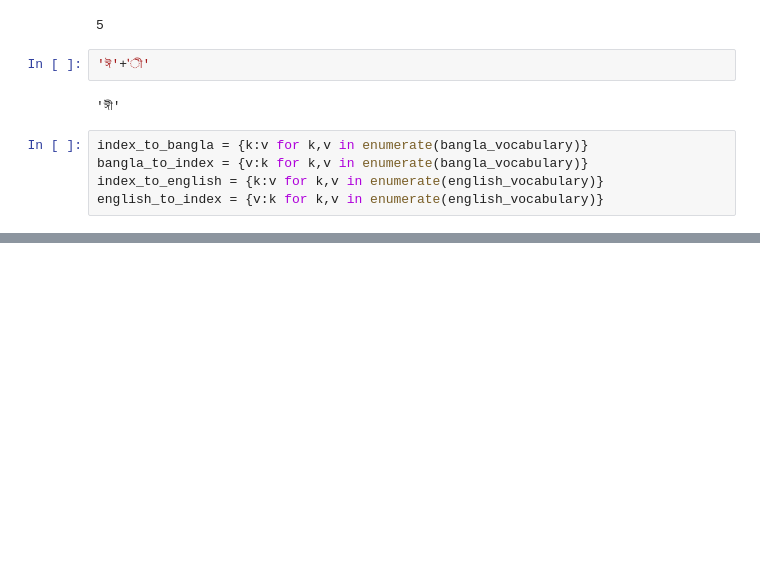
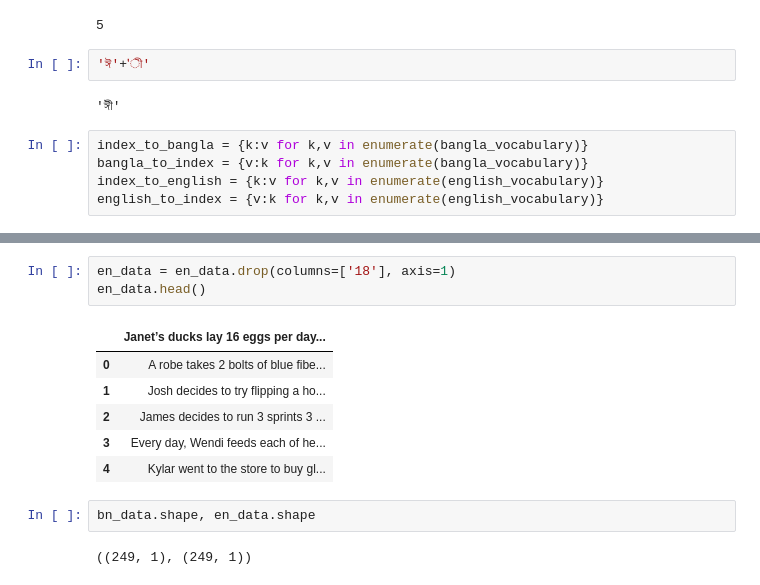
Before and after one commit to sadhiin/Attention-Is-All-You-Need, a Jupyter notebook: 07-sentence-tokenization.ipynb, the cells around one changed output, grey strips where cells are left out. Cells and saved outputs as stored; diff of their text form; blank space fills up the shorter version.

```diff
--- a/07-sentence-tokenization.ipynb
+++ b/07-sentence-tokenization.ipynb
@@ -66,0 +91,14 @@ import pandas as pd
+# %%
+en_data = en_data.drop(columns=['18'], axis=1)
+en_data.head()
+# %% [output]
+|  | Janet’s ducks lay 16 eggs per day... |
+| 0 | A robe takes 2 bolts of blue fibe... |
+| 1 | Josh decides to try flipping a ho... |
+| 2 | James decides to run 3 sprints 3 ... |
+| 3 | Every day, Wendi feeds each of he... |
+| 4 | Kylar went to the store to buy gl... |
+# %%
+bn_data.shape, en_data.shape
+# %% [output]
+((249, 1), (249, 1))
```
Also changed, not shown: parts of 37 cells of this notebook.
